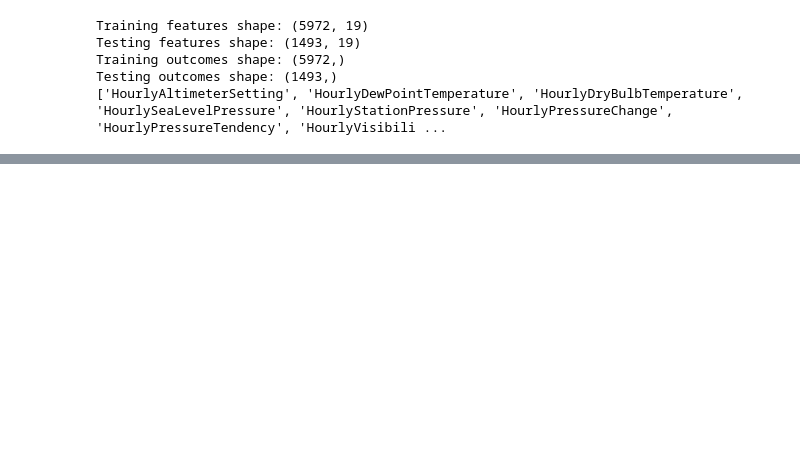
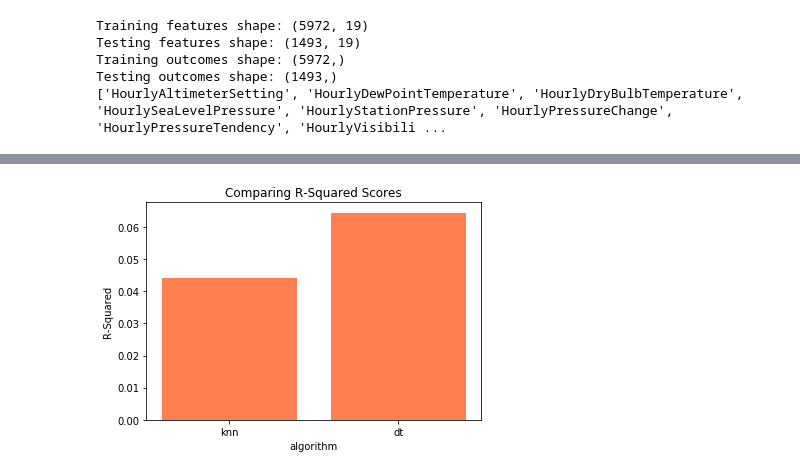
Before and after one commit to ChuckBowers/info370-group11, a Jupyter notebook: ml_analysis.ipynb, the cells around one changed output, grey strips where cells are left out. Cells and saved outputs as stored; diff of their text form; code cells hidden in the pictures; blank space fills up the shorter version.

Commit message:
updated ml visualizations

```diff
--- a/ml_analysis.ipynb
+++ b/ml_analysis.ipynb
@@ -138,0 +139,8 @@ Text(0.5, 1.0, 'Predicted v.s. Actual Delay')
+# %%
+plt.bar(['knn', 'dt'], [knn_grid_score, dt_grid_score], label='R-Squared', color='coral')
+plt.title('Comparing R-Squared Scores')
+plt.xlabel('algorithm')
+plt.ylabel('R-Squared')
+plt.show()
+# %% [output]
+[figure, added]
```
Also changed, not shown: parts of 5 cells of this notebook, 4 other files.
